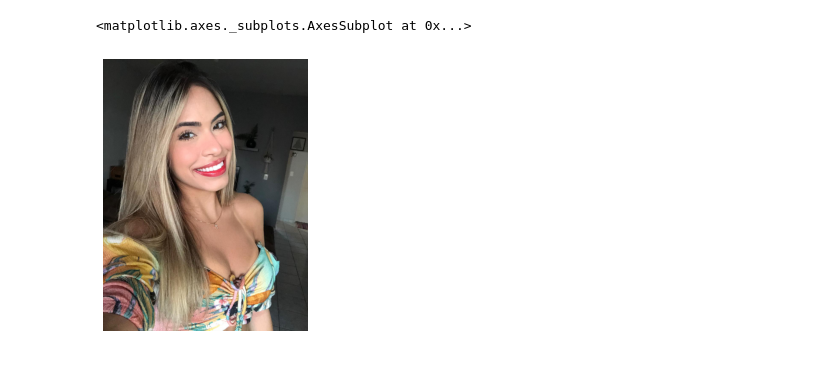
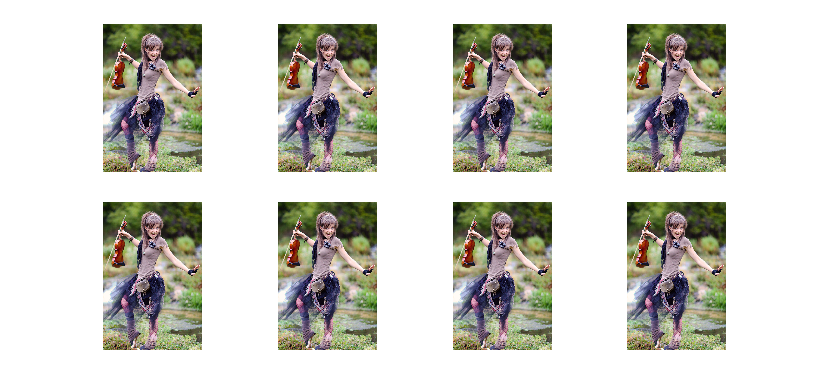
Before and after one commit to lgvaz/faststyle, a Jupyter notebook: examples/eval_style_transfer.ipynb, the cells around one changed output. Saved outputs shown, nothing was run; the diff lists cells and outputs as text; code cells hidden in the pictures.

```diff
--- a/examples/eval_style_transfer.ipynb
+++ b/examples/eval_style_transfer.ipynb
@@ -28,5 +26,5 @@ Mounted at /content/gdrive
 # %%
-mname = 'abstract_digital1_1024_2'
-learn = load_learner(root_dir/f'dl/faststyle/exports/{mname}.pkl')
+mname = 'tn-abstract-starry-mosaic-1024.pkl'
+learn = load_learner(root_dir/f'exports/{mname}')
 # %%
 imgs_dir = Path('imgs')
@@ -34,11 +32,11 @@ save_dir = save_dir/Path('preds')/mname; save_dir.mkdir(exist_ok=True)
 fns = get_image_files(imgs_dir)
 # fns = L(fns).map(lambda o: imgs_dir/o)
-# %%
-dset = Datasets(fns, tfms=[[PILImageX.create], [PILImage.create]])
-show_at(dset, 0)
-# %% [output]
-<matplotlib.axes._subplots.AxesSubplot at 0x...>
-[figure, removed]
+# %%
+dl = learn.dls.test_dl(fns, after_item=[RatioResize(1024), ToTensor()])
+dl.get_idxs = lambda: Inf.zeros
+dl.show_batch()
+# %% [output]
+[figure, added]
 # %%
 after_item = Pipeline([RatioResize(1024), ToTensor()])
 after_batch = Pipeline(L(list(learn.dls.after_item)).filter(lambda o: not isinstance(o, RandTransform)))
```
Also changed, not shown: parts of 2 cells of this notebook, 4 other files.
